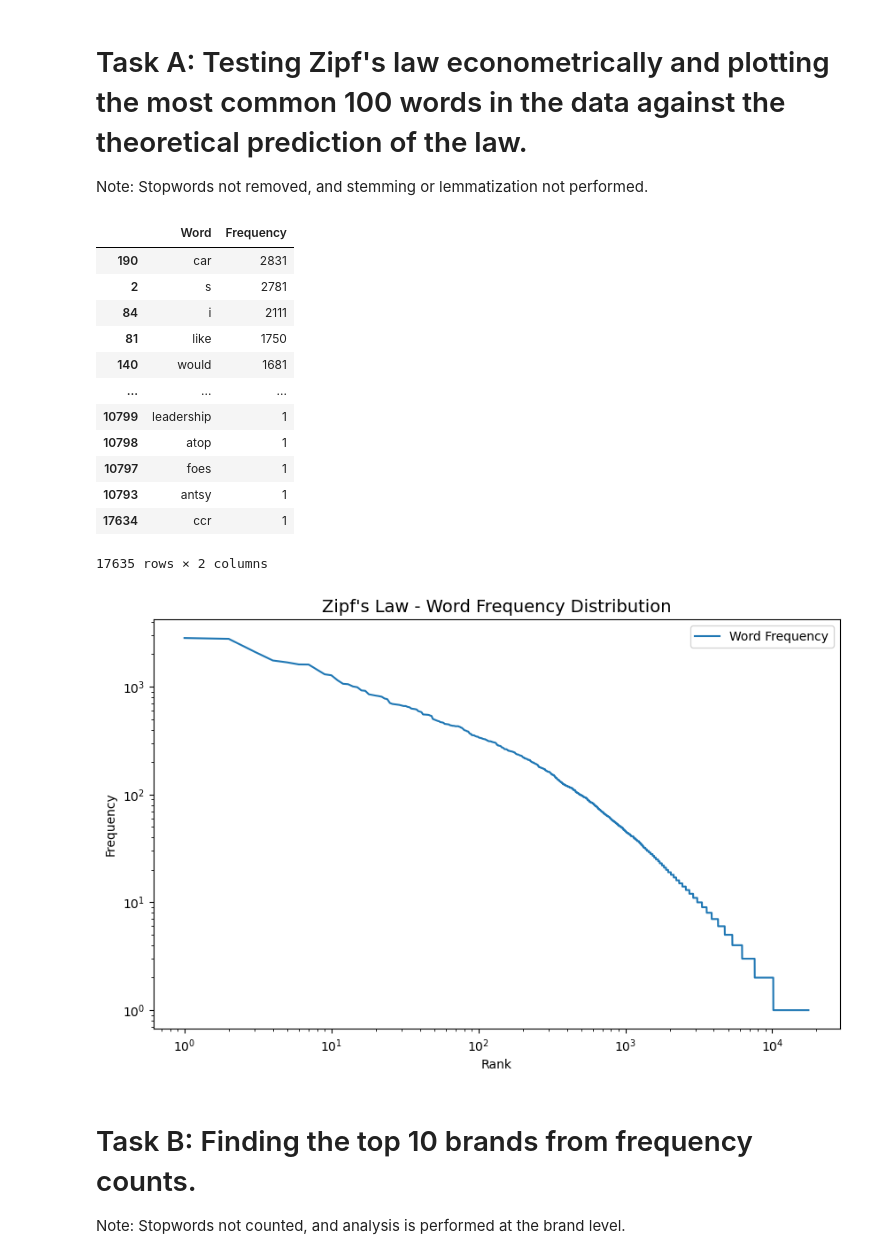
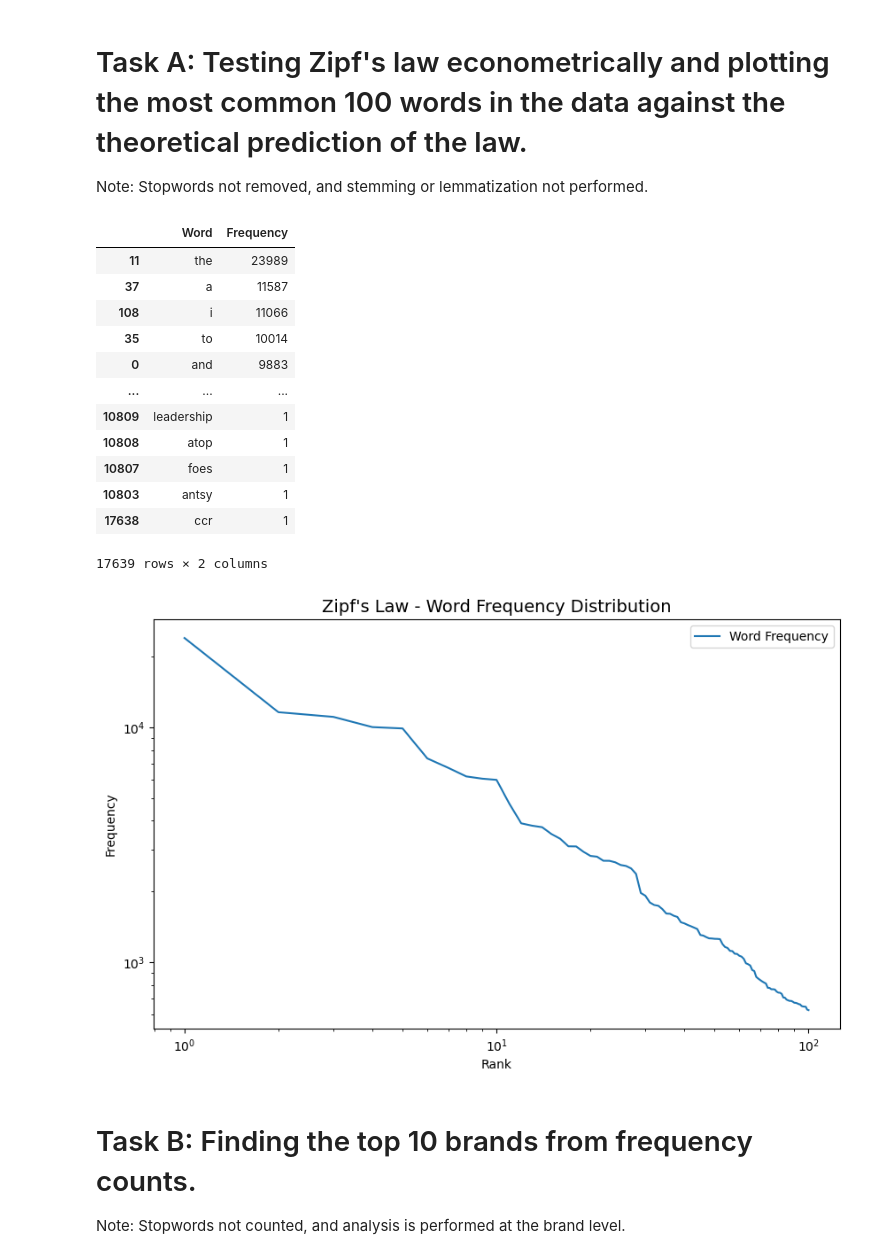
Before and after one commit to CarsonJMullen/Unstructured-Data-Analytics, a Jupyter notebook: Assignment 1/Edmunds_Analysis.ipynb, the cells around one changed output. Drawn from its saved outputs; the diff is of its cells as text; code cells hidden in the pictures.

Commit message:
fixed zipfs graph

```diff
--- a/Assignment 1/Edmunds_Analysis.ipynb
+++ b/Assignment 1/Edmunds_Analysis.ipynb
@@ -148,7 +148,7 @@ df.to_csv('ScrapedDataMod.csv', index=False) # Use this for task B onwards!
 
 Note: Stopwords not removed, and stemming or lemmatization not performed.
 # %%
-dfA = pd.read_csv('ScrapedDataMod.csv')
+dfA = pd.read_csv('ScrapedData.csv')
 # %%
 all_text = ' '.join(dfA['Message'].dropna())
 words = re.findall(r'\w+', all_text.lower())
@@ -158,38 +158,39 @@ word_freq_df = pd.DataFrame(word_counts.items(), columns=['Word', 'Frequency']).
 word_freq_df
 # %% [output]
 |  | Word | Frequency |
-| 190 | car | 2831 |
-| 2 | s | 2781 |
-| 84 | i | 2111 |
-| 81 | like | 1750 |
-| 140 | would | 1681 |
+| 11 | the | 23989 |
+| 37 | a | 11587 |
+| 108 | i | 11066 |
+| 35 | to | 10014 |
+| 0 | and | 9883 |
 | ... | ... | ... |
-| 10799 | leadership | 1 |
-| 10798 | atop | 1 |
-| 10797 | foes | 1 |
-| 10793 | antsy | 1 |
-| 17634 | ccr | 1 |
+| 10809 | leadership | 1 |
+| 10808 | atop | 1 |
+| 10807 | foes | 1 |
+| 10803 | antsy | 1 |
+| 17638 | ccr | 1 |
-17635 rows × 2 columns
+17639 rows × 2 columns
 # %%
 word_freq_df = word_freq_df.reset_index(drop=True)
 word_freq_df['rank'] = word_freq_df.index + 1
+wf_100 = word_freq_df[:100]
 # %%
 import matplotlib.pyplot as plt
 
 plt.figure(figsize=(10, 6))
-plt.plot(word_freq_df['rank'], word_freq_df['Frequency'], label='Word Frequency')
+plt.plot(wf_100['rank'], wf_100['Frequency'], label='Word Frequency')
 
 plt.xscale('log')
 plt.yscale('log')
 
 plt.title("Zipf's Law - Word Frequency Distribution", fontsize=14)
 plt.xlabel("Rank")
 plt.ylabel("Frequency")
 
 plt.legend()
 plt.show()
 # %% [output]
-[figure, old version]
+[figure, new version]
 # %% [markdown]
 # Task B: Finding the top 10 brands from frequency counts.
 
```
